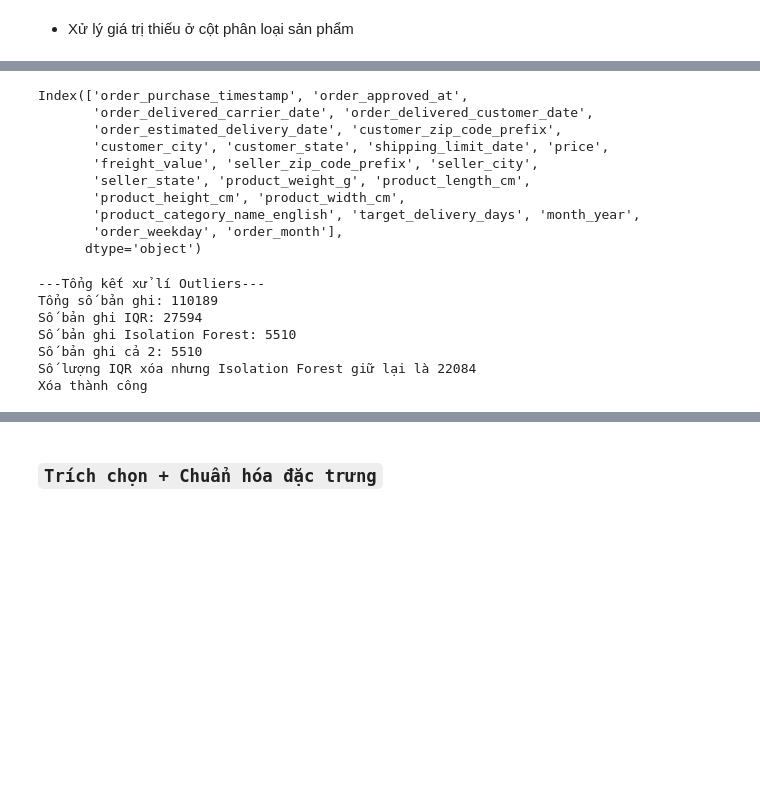
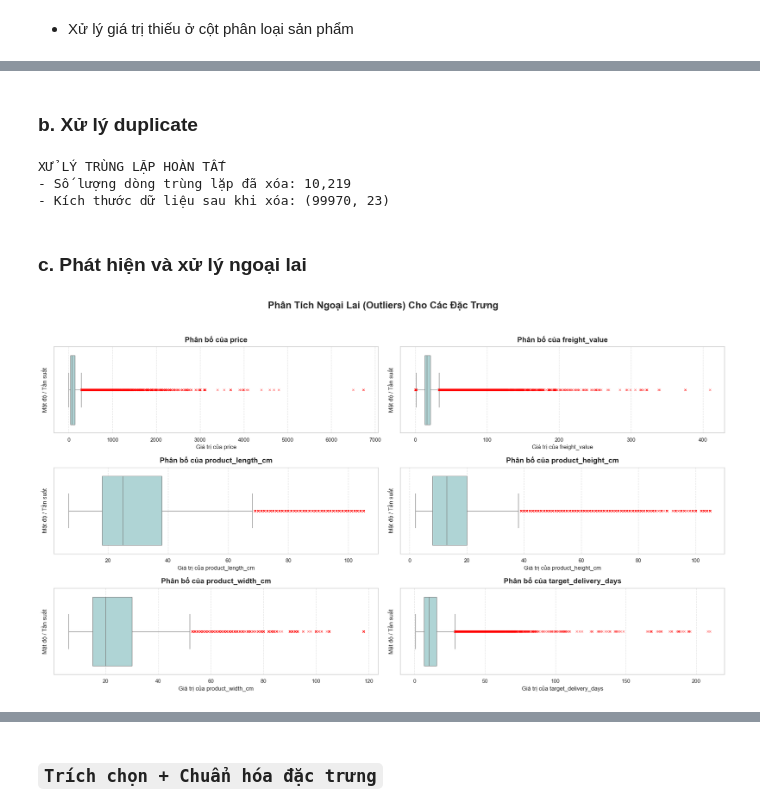
Before and after one commit to conluoi123/Machine-Learning---Project-1-, a Jupyter notebook: code/Part1_Regression/notebook.ipynb, the cells around one changed output, grey strips where cells are left out. Drawn from its saved outputs; the diff is of its cells as text; code cells hidden in the pictures; blank space fills up the shorter version.

```diff
--- a/code/Part1_Regression/notebook.ipynb
+++ b/code/Part1_Regression/notebook.ipynb
@@ -751,29 +752,17 @@ df_final = standardize_column_formats(df_final)
-# %%
-print(df_final.columns)
-# %% [output]
-Index(['order_purchase_timestamp', 'order_approved_at',
-       'order_delivered_carrier_date', 'order_delivered_customer_date',
-       'order_estimated_delivery_date', 'customer_zip_code_prefix',
-       'customer_city', 'customer_state', 'shipping_limit_date', 'price',
-       'freight_value', 'seller_zip_code_prefix', 'seller_city',
-       'seller_state', 'product_weight_g', 'product_length_cm',
-       'product_height_cm', 'product_width_cm',
-       'product_category_name_english', 'target_delivery_days', 'month_year',
-       'order_weekday', 'order_month'],
-      dtype='object')
-# %%
-cols = ['price', 'freight_value', 'product_length_cm', 'product_height_cm', 'product_width_cm', 'target_delivery_days']
-
-df_processed = compare_outlier_methods(df_final, cols)
-summarize_outliers(df_processed)
-# Xóa các dòng ngoại lai
-df_final = df_processed[(df_processed['is_outlier_if']==0)].drop(columns=['is_outlier_iqr', 'is_outlier_if'])
-print(f"Xóa thành công")
-# %% [output]
----Tổng kết xử lí Outliers---
-Tổng số bản ghi: 110189
-Số bản ghi IQR: 27594
-Số bản ghi Isolation Forest: 5510
-Số bản ghi cả 2: 5510
-Số lượng IQR xóa nhưng Isolation Forest giữ lại là 22084
-Xóa thành công
+# %% [markdown]
+### **b. Xử lý duplicate**
+# %%
+df_final =handle_duplicates(df_final)
+# %% [output]
+XỬ LÝ TRÙNG LẶP HOÀN TẤT
+- Số lượng dòng trùng lặp đã xóa: 10,219
+- Kích thước dữ liệu sau khi xóa: (99970, 23)
+# %% [markdown]
+### **c. Phát hiện và xử lý ngoại lai**
+# %%
+cols_to_check = ['price', 'freight_value', 'product_length_cm',
+                 'product_height_cm', 'product_width_cm', 'target_delivery_days']
+
+visualize_outliers(df_final, cols_to_check)
+# %% [output]
+[figure, added]
```
Also changed, not shown: parts of 58 cells of this notebook, 1 other file.
